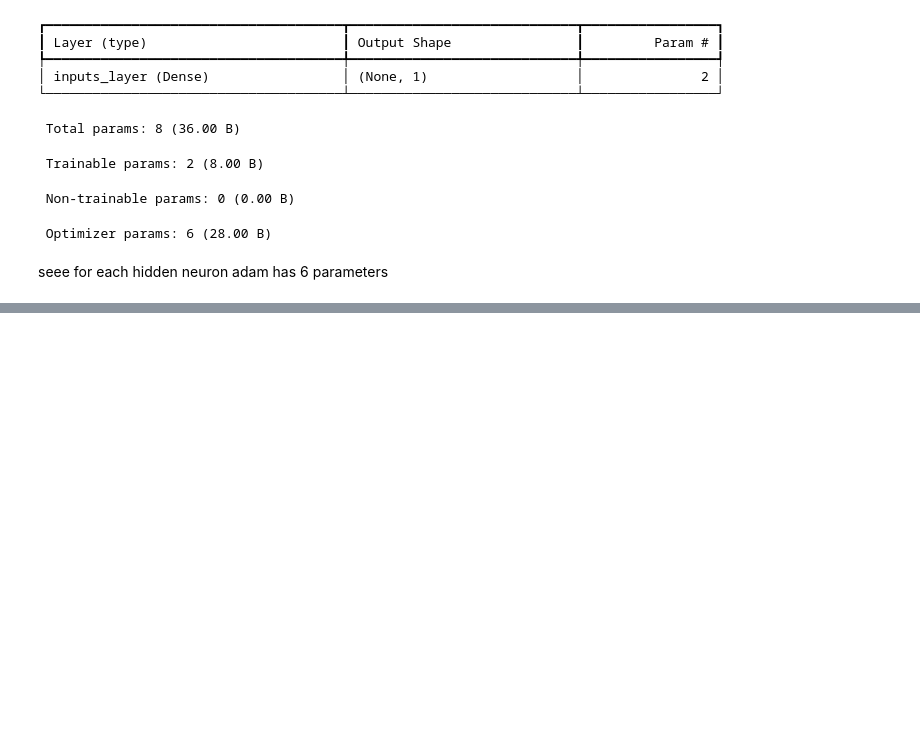
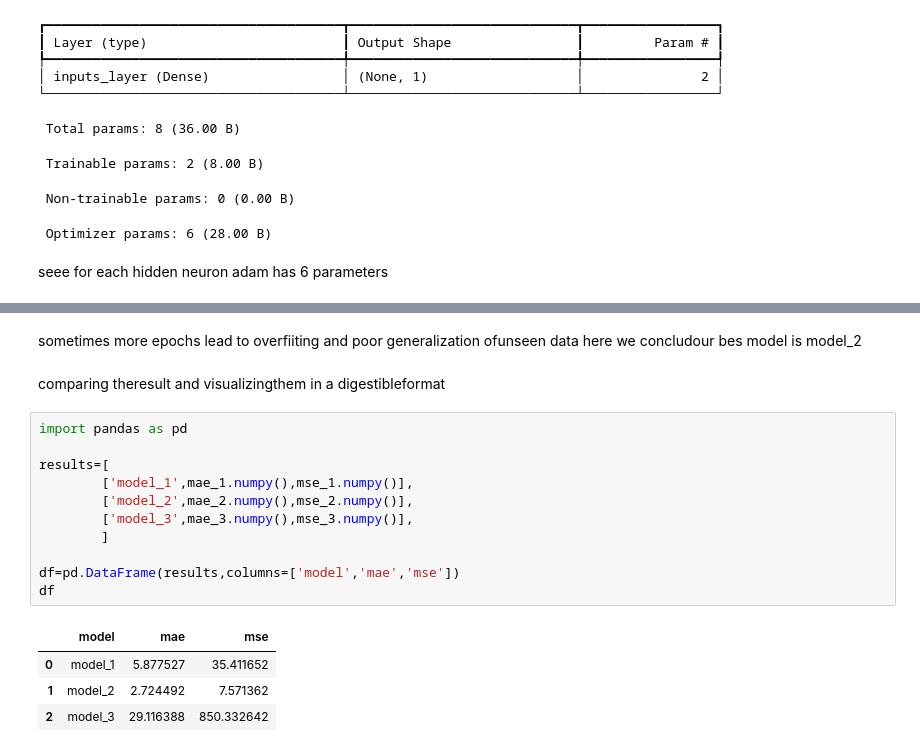
Before and after one commit to mohdabuzaransari9/tensorflow, a Jupyter notebook: file2_neural_network.ipynb, the cells around one changed output, grey strips where cells are left out. Saved outputs shown, nothing was run; the diff lists cells and outputs as text; blank space fills up the shorter version.

```diff
--- a/file2_neural_network.ipynb
+++ b/file2_neural_network.ipynb
@@ -788,0 +974,20 @@ seee for each hidden neuron adam has 6 parameters
+# %% [markdown]
+sometimes more epochs lead to overfiiting and poor generalization ofunseen data here we concludour bes model is model_2
+# %% [markdown]
+comparing theresult and visualizingthem in a digestibleformat
+# %%
+import pandas as pd
+
+results=[
+        ['model_1',mae_1.numpy(),mse_1.numpy()],
+        ['model_2',mae_2.numpy(),mse_2.numpy()],
+        ['model_3',mae_3.numpy(),mse_3.numpy()],
+        ]
+
+df=pd.DataFrame(results,columns=['model','mae','mse'])
+df
+# %% [output]
+|  | model | mae | mse |
+| 0 | model_1 | 5.877527 | 35.411652 |
+| 1 | model_2 | 2.724492 | 7.571362 |
+| 2 | model_3 | 29.116388 | 850.332642 |
```
Also changed, not shown: parts of 50 cells of this notebook.
